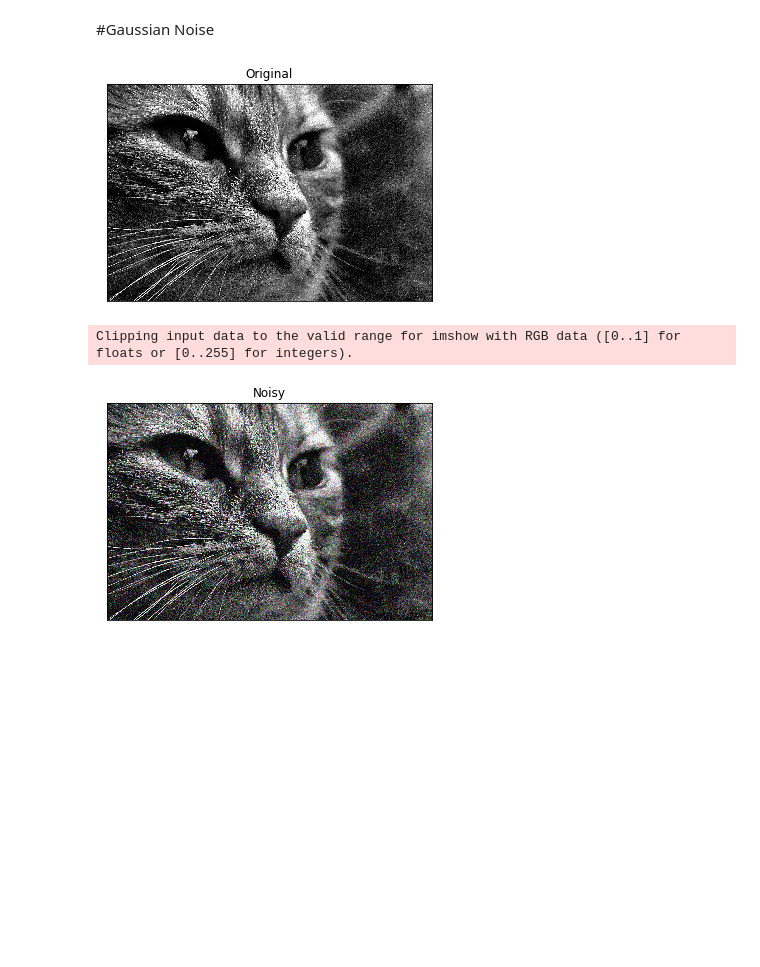
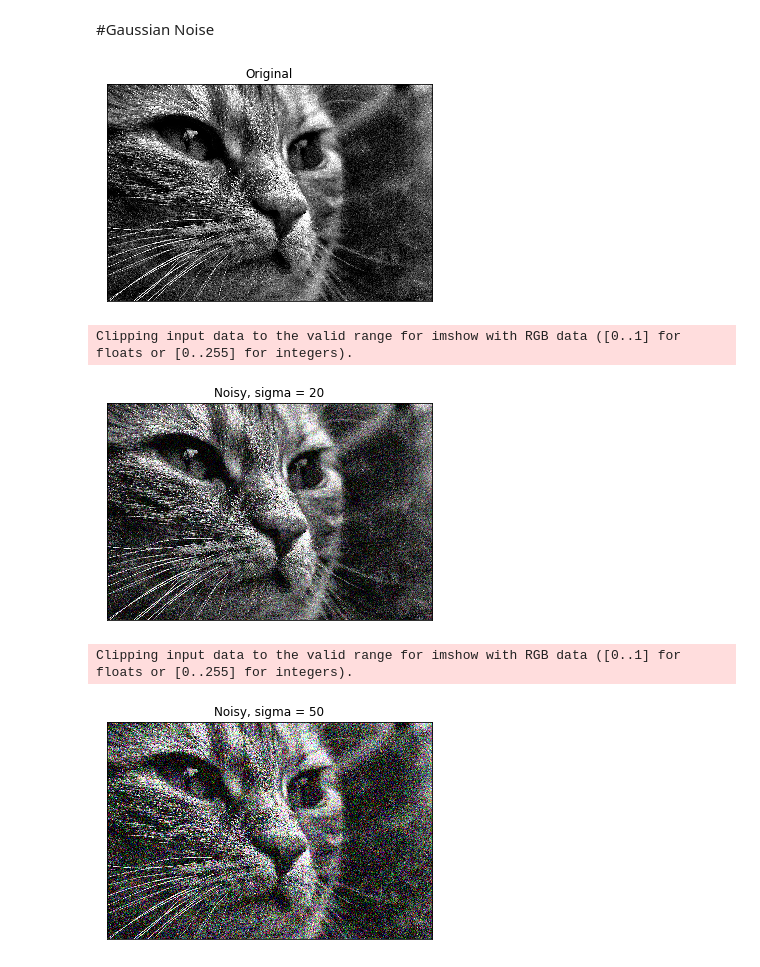
Before and after one commit to nugglet/50.035-CV-Project, a Jupyter notebook: Models/Test-Notebooks/GaussianNoise.ipynb, the cells around one changed output. Saved outputs shown, nothing was run; the diff lists cells and outputs as text; code cells hidden in the pictures; blank space fills up the shorter version.

Commit message:
Updated Gaussian Noise

```diff
--- a/Models/Test-Notebooks/GaussianNoise.ipynb
+++ b/Models/Test-Notebooks/GaussianNoise.ipynb
@@ -3,27 +3,33 @@
 # %%
 import cv2
 import numpy as np
 from matplotlib import pyplot as plt
 
 def addGaussianNoise(img, sigma):
     row,col,ch= img.shape
     mean = 0
     var = 0.1
     gauss = np.random.normal(mean,sigma,(row,col,ch))
     gauss = gauss.reshape(row,col,ch)
     noisy = img + gauss
     noisy /= 255
     return noisy
 
 image = cv2.imread('blackandwhite1.jpeg')
 plt.imshow(image),
 plt.title('Original'),plt.xticks([]), plt.yticks([])
 plt.show()
 image_noise = addGaussianNoise(image,20)
 plt.imshow(image_noise),
-plt.title('Noisy'),plt.xticks([]), plt.yticks([])
+plt.title('Noisy, sigma = 20'),plt.xticks([]), plt.yticks([])
 plt.show()
+image_noise1 = addGaussianNoise(image,50)
+plt.imshow(image_noise1),
+plt.title('Noisy, sigma = 50'),plt.xticks([]), plt.yticks([])
+plt.show()
 # %% [output]
 [figure]
 Clipping input data to the valid range for imshow with RGB data ([0..1] for floats or [0..255] for integers).
-[figure, old version]
+[figure, new version]
+Clipping input data to the valid range for imshow with RGB data ([0..1] for floats or [0..255] for integers).
+[figure, added]
```
